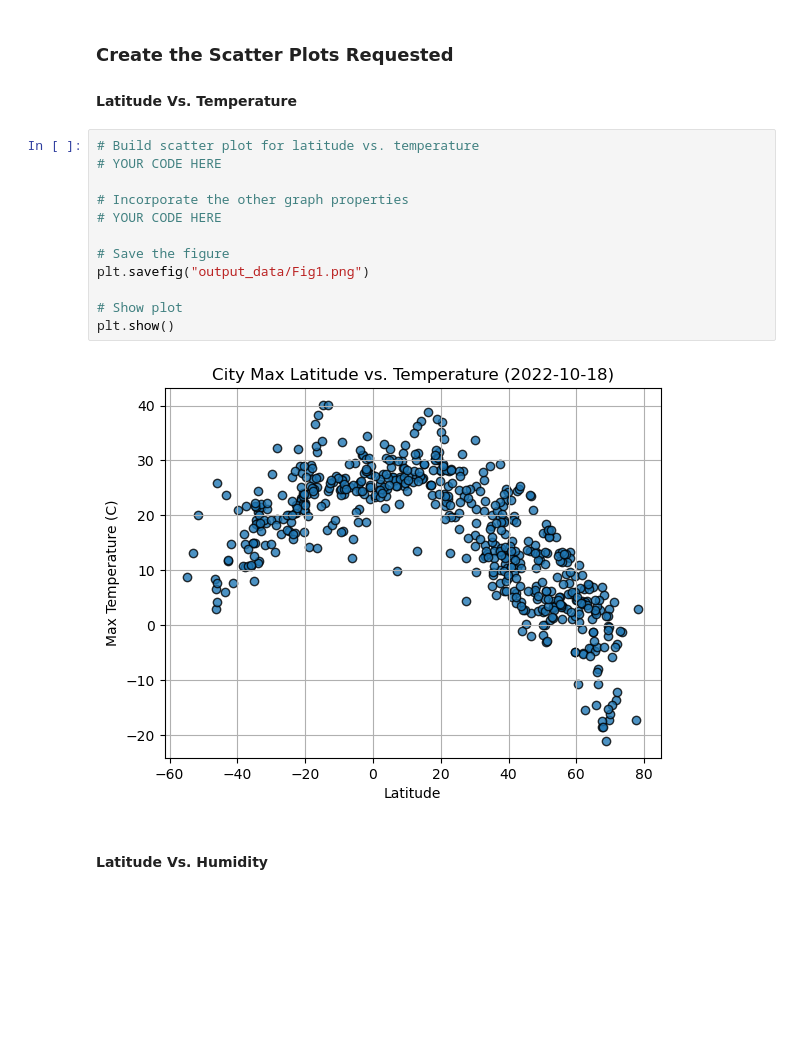
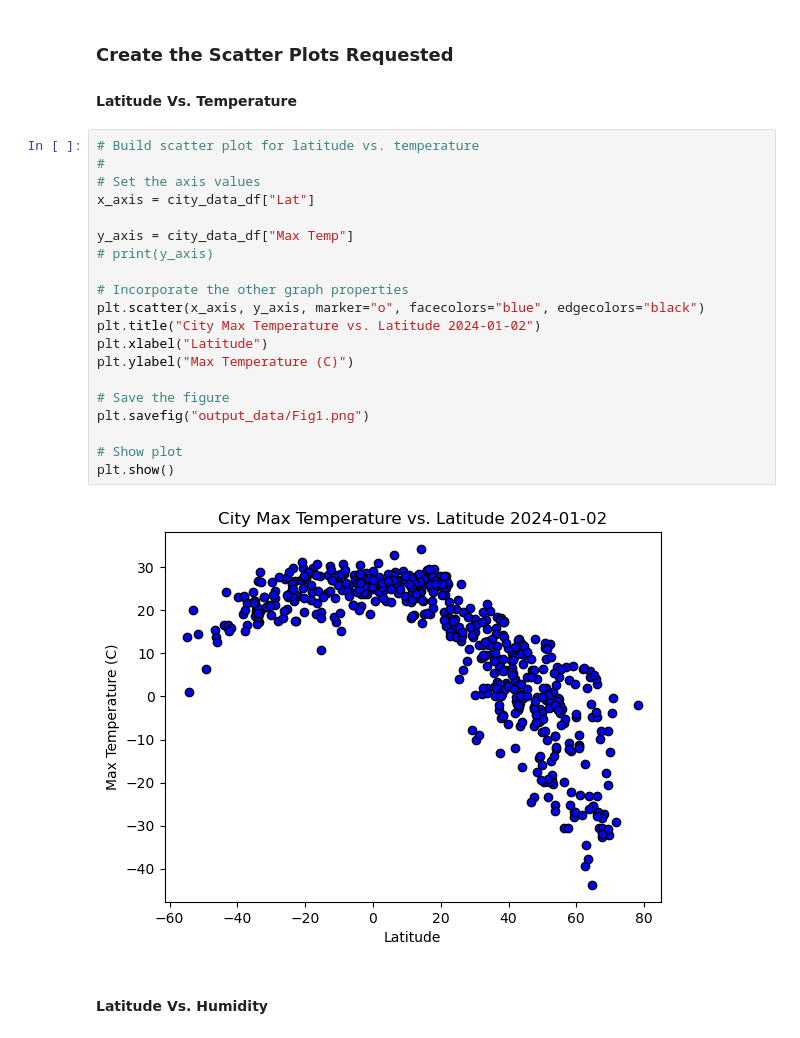
Before and after one commit to ksniderbel/python-api-challenge, a Jupyter notebook: WeatherPy/WeatherPy.ipynb, the cells around one changed output. Saved outputs shown, nothing was run; the diff lists cells and outputs as text; blank space fills up the shorter version.

```diff
--- a/WeatherPy/WeatherPy.ipynb
+++ b/WeatherPy/WeatherPy.ipynb
@@ -300,18 +300,26 @@ city_data_df.head()
 #### Latitude Vs. Temperature
 # %%
 # Build scatter plot for latitude vs. temperature
-# YOUR CODE HERE
+#
+# Set the axis values
+x_axis = city_data_df["Lat"]
+
+y_axis = city_data_df["Max Temp"]
+# print(y_axis)
 
 # Incorporate the other graph properties
-# YOUR CODE HERE
+plt.scatter(x_axis, y_axis, marker="o", facecolors="blue", edgecolors="black")
+plt.title("City Max Temperature vs. Latitude 2024-01-02")
+plt.xlabel("Latitude")
+plt.ylabel("Max Temperature (C)")
 
 # Save the figure
 plt.savefig("output_data/Fig1.png")
 
 # Show plot
 plt.show()
 # %% [output]
-[figure, old version]
+[figure, new version]
 # %% [markdown]
 #### Latitude Vs. Humidity
 # %%
```
Also changed, not shown: parts of 29 cells of this notebook.
